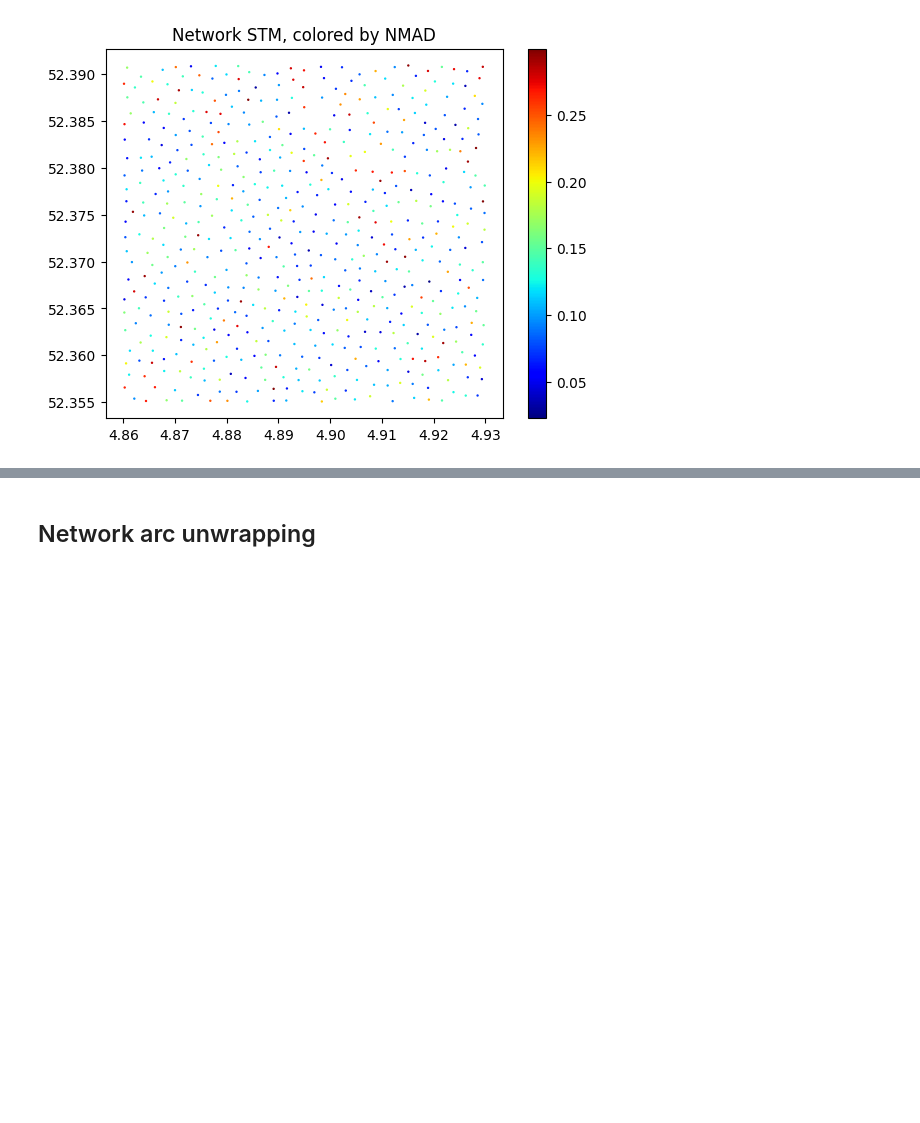
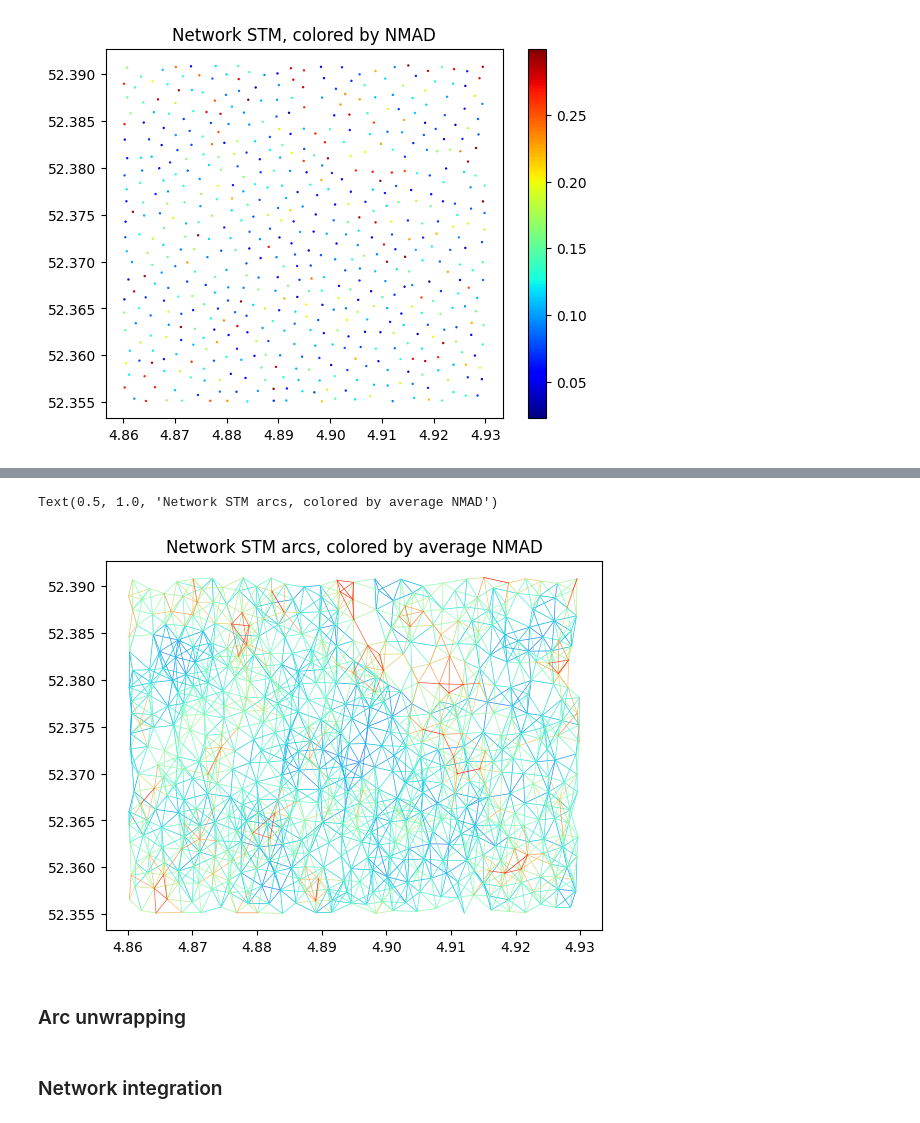
Before and after one commit to TUDelftGeodesy/DePSI, a Jupyter notebook: docs/notebooks/demo_depsi.ipynb, the cells around one changed output, grey strips where cells are left out. Saved outputs shown, nothing was run; the diff lists cells and outputs as text; code cells hidden in the pictures; blank space fills up the shorter version.

```diff
--- a/docs/notebooks/demo_depsi.ipynb
+++ b/docs/notebooks/demo_depsi.ipynb
@@ -164,0 +171,3 @@ plt.colorbar()
+# %%
+stm_network_arcs = stm_to_arcs(stm_network, network="redundant", max_length=0.004, difference="subtract")
+stm_network_arcs
@@ -165,2 +184,20 @@ plt.colorbar()
+# %%
+# x of sources and targets
+xx = np.stack([stm_network.isel(space = stm_network_arcs['source'])['lon'].values,
+               stm_network.isel(space = stm_network_arcs['target'])['lon'].values]).T
+# y of sources and targets
+yy = np.stack([stm_network.isel(space = stm_network_arcs['source'])['lat'].values,
+               stm_network.isel(space = stm_network_arcs['target'])['lat'].values]).T
+# Visualize created arcs
+fig, ax = plt.subplots()
+cmap = plt.cm.rainbow
+norm = plc.Normalize(vmin=0, vmax=0.3)
+mean_nmad = (stm_network.isel(space = stm_network_arcs['source'])['time_selection_nmad'].values + stm_network.isel(space = stm_network_arcs['target'])['time_selection_nmad'].values)/2
+for i in range(stm_network_arcs.sizes["space"]):
+    ax.plot(xx[i], yy[i], color=cmap(norm(mean_nmad[i])), linewidth=0.5)
+plt.title("Network STM arcs, colored by average NMAD")
+# %% [output]
+Text(0.5, 1.0, 'Network STM arcs, colored by average NMAD')
+[figure, added]
 # %% [markdown]
-## Network arc unwrapping
+### Arc unwrapping
@@ -166,0 +206,2 @@ plt.colorbar()
+# %% [markdown]
+### Network integration
```
Also changed, not shown: parts of 6 cells of this notebook.
